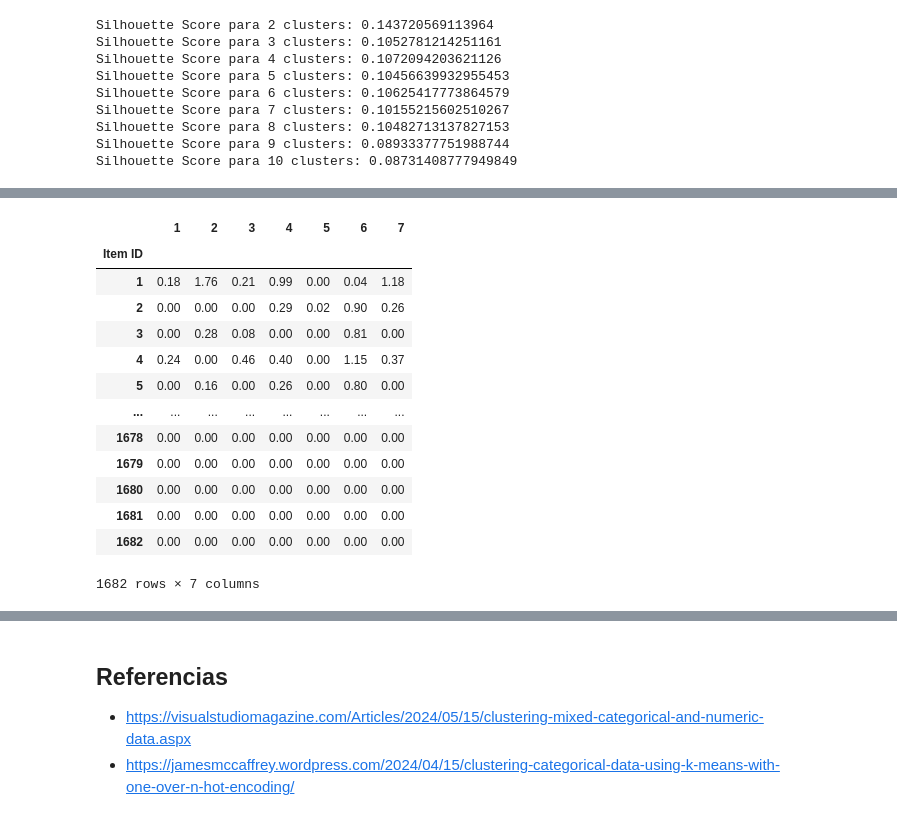
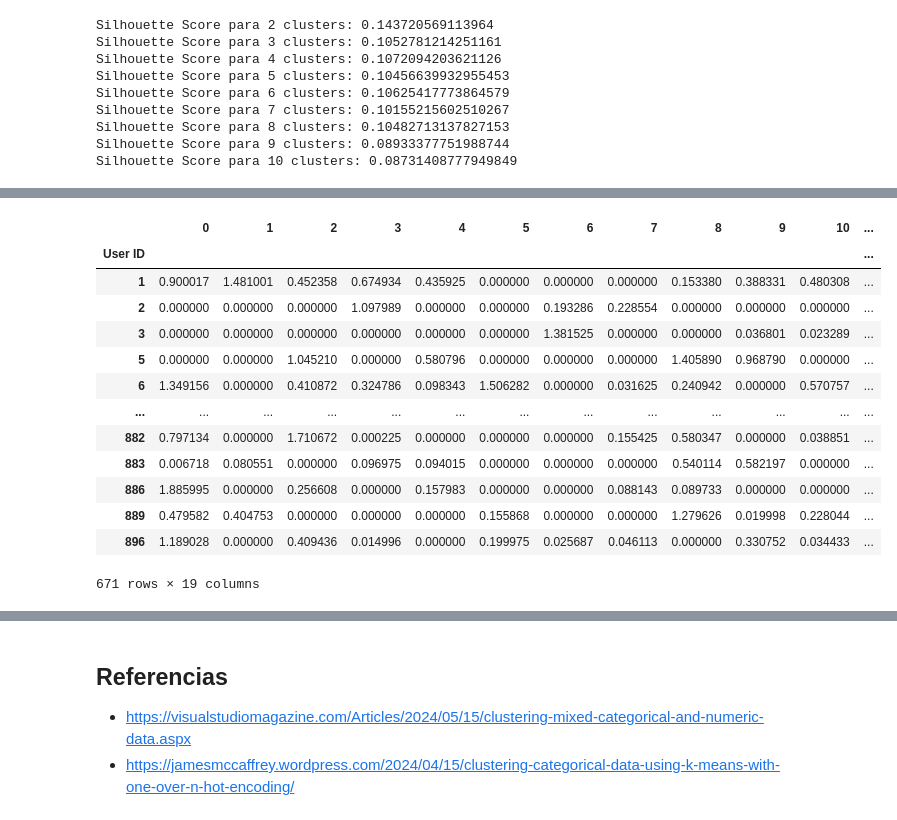
Before and after one commit to MonicaCabanas23/artificial-intelligence-course, a Jupyter notebook: Tareas/second-project/Second_Project.ipynb, the cells around one changed output, grey strips where cells are left out. Drawn from its saved outputs; the diff is of its cells as text; code cells hidden in the pictures.

```diff
--- a/Tareas/second-project/Second_Project.ipynb
+++ b/Tareas/second-project/Second_Project.ipynb
@@ -569,7 +547,0 @@ Dimensiones de la matriz usuario-película:  (1682, 943)
-# %%
-nmf = NMF(7)
-nmf.fit(user_movie_matrix)
-
-H = pd.DataFrame(np.round(nmf.components_,7), columns=user_movie_matrix.columns)
-H.index = ['1', '2', '3', '4', '5', '6', '7']
-H
@@ -585,0 +552,3 @@ H
+# %%
+movies_votes_counts = ratings.groupby('Item ID')['Rating'].agg('count')
+user_votes_counts = ratings.groupby('User ID')['Rating'].agg('count')
@@ -585,0 +576,5 @@ H
+# %%
+user_movie_matrix = user_movie_matrix.loc[user_votes_counts[user_votes_counts > 20].index, :]
+user_movie_matrix = user_movie_matrix.loc[:, movies_votes_counts[movies_votes_counts > 10].index]
+print('Dimensiones de la matriz usuario-película: ', user_movie_matrix.shape)
+user_movie_matrix.head()
@@ -586,20 +598,41 @@ H
+# %%
+def initialize_missing_values(matrix, init_value=0):
+    # Reemplaza los valores faltantes (-1) con init_value
+    filled_matrix = matrix.copy()
+    filled_matrix[filled_matrix == -1] = init_value
+    return filled_matrix
+
+def em_nmf(matrix, n_components, max_iter=5):
+    # Inicializamos los valores faltantes con 0 y aplicamos NMF con EM
+    filled_matrix = initialize_missing_values(matrix, 0)
+    nmf = NMF(n_components=n_components, init='random', random_state=0, max_iter=1000)
+
+    # Aplicamos NMF iterativamente y actualizamos los valores faltantes con la estimación de NMF
+    for i in range(max_iter):
+        W = nmf.fit_transform(filled_matrix)
+        H = nmf.components_
+        estimated_matrix_em = pd.DataFrame(np.dot(W, H), columns=matrix.columns, index=matrix.index)
+
+        filled_matrix[matrix == -1] = estimated_matrix_em[matrix == -1]
+
+    return estimated_matrix_em, W, H
+
+estimated_em, W, H = em_nmf(user_movie_matrix, 19)
 # %%
-
-W = pd.DataFrame(np.round(nmf.transform(user_movie_matrix),2), columns=H.index)
-W.index = user_movie_matrix.index
+W = pd.DataFrame(W, index=user_movie_matrix.index)
 W
 # %% [output]
-|  | 1 | 2 | 3 | 4 | 5 | 6 | 7 |
-| Item ID |  |  |  |  |  |  |  |
-| 1 | 0.18 | 1.76 | 0.21 | 0.99 | 0.00 | 0.04 | 1.18 |
-| 2 | 0.00 | 0.00 | 0.00 | 0.29 | 0.02 | 0.90 | 0.26 |
-| 3 | 0.00 | 0.28 | 0.08 | 0.00 | 0.00 | 0.81 | 0.00 |
-| 4 | 0.24 | 0.00 | 0.46 | 0.40 | 0.00 | 1.15 | 0.37 |
-| 5 | 0.00 | 0.16 | 0.00 | 0.26 | 0.00 | 0.80 | 0.00 |
-| ... | ... | ... | ... | ... | ... | ... | ... |
-| 1678 | 0.00 | 0.00 | 0.00 | 0.00 | 0.00 | 0.00 | 0.00 |
-| 1679 | 0.00 | 0.00 | 0.00 | 0.00 | 0.00 | 0.00 | 0.00 |
-| 1680 | 0.00 | 0.00 | 0.00 | 0.00 | 0.00 | 0.00 | 0.00 |
-| 1681 | 0.00 | 0.00 | 0.00 | 0.00 | 0.00 | 0.00 | 0.00 |
-| 1682 | 0.00 | 0.00 | 0.00 | 0.00 | 0.00 | 0.00 | 0.00 |
+|  | 0 | 1 | 2 | 3 | 4 | 5 | 6 | 7 | 8 | 9 | 10 | ... |
+| User ID |  |  |  |  |  |  |  |  |  |  |  | ... |
+| 1 | 0.900017 | 1.481001 | 0.452358 | 0.674934 | 0.435925 | 0.000000 | 0.000000 | 0.000000 | 0.153380 | 0.388331 | 0.480308 | ... |
+| 2 | 0.000000 | 0.000000 | 0.000000 | 1.097989 | 0.000000 | 0.000000 | 0.193286 | 0.228554 | 0.000000 | 0.000000 | 0.000000 | ... |
+| 3 | 0.000000 | 0.000000 | 0.000000 | 0.000000 | 0.000000 | 0.000000 | 1.381525 | 0.000000 | 0.000000 | 0.036801 | 0.023289 | ... |
+| 5 | 0.000000 | 0.000000 | 1.045210 | 0.000000 | 0.580796 | 0.000000 | 0.000000 | 0.000000 | 1.405890 | 0.968790 | 0.000000 | ... |
+| 6 | 1.349156 | 0.000000 | 0.410872 | 0.324786 | 0.098343 | 1.506282 | 0.000000 | 0.031625 | 0.240942 | 0.000000 | 0.570757 | ... |
+| ... | ... | ... | ... | ... | ... | ... | ... | ... | ... | ... | ... | ... |
+| 882 | 0.797134 | 0.000000 | 1.710672 | 0.000225 | 0.000000 | 0.000000 | 0.000000 | 0.155425 | 0.580347 | 0.000000 | 0.038851 | ... |
+| 883 | 0.006718 | 0.080551 | 0.000000 | 0.096975 | 0.094015 | 0.000000 | 0.000000 | 0.000000 | 0.540114 | 0.582197 | 0.000000 | ... |
+| 886 | 1.885995 | 0.000000 | 0.256608 | 0.000000 | 0.157983 | 0.000000 | 0.000000 | 0.088143 | 0.089733 | 0.000000 | 0.000000 | ... |
+| 889 | 0.479582 | 0.404753 | 0.000000 | 0.000000 | 0.000000 | 0.155868 | 0.000000 | 0.000000 | 1.279626 | 0.019998 | 0.228044 | ... |
+| 896 | 1.189028 | 0.000000 | 0.409436 | 0.014996 | 0.000000 | 0.199975 | 0.025687 | 0.046113 | 0.000000 | 0.330752 | 0.034433 | ... |
-1682 rows × 7 columns
+671 rows × 19 columns
```
Also changed, not shown: parts of 26 cells of this notebook.
